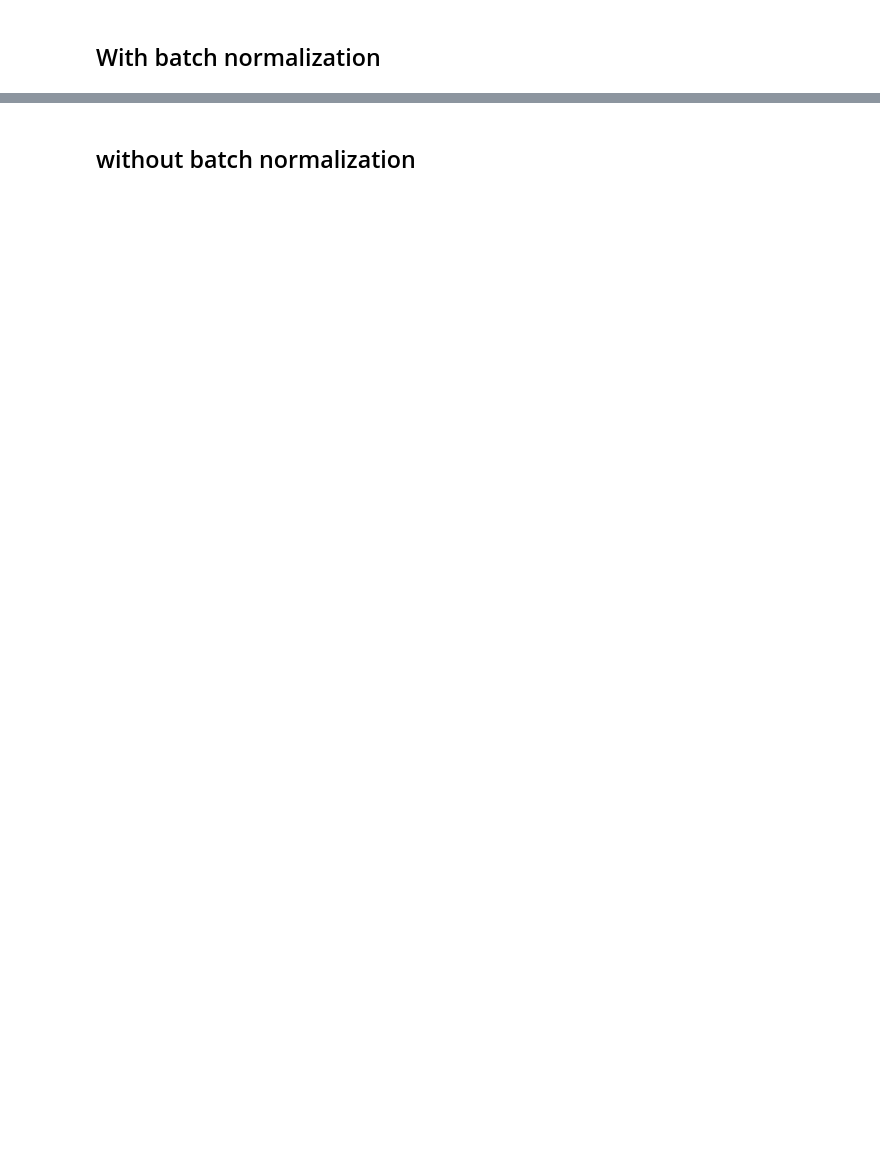
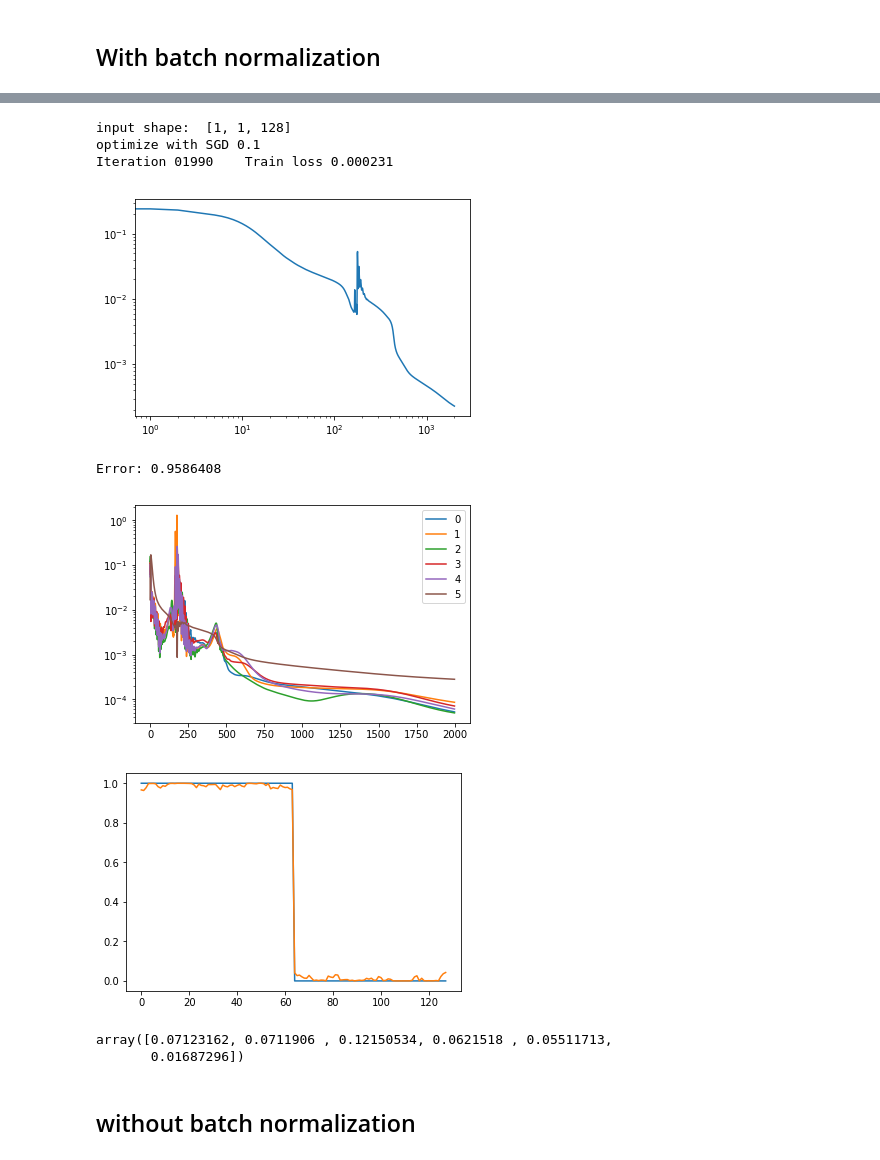
Before and after one commit to MLI-lab/channel_normalization, a Jupyter notebook: one_dim_net_convergence_paper.ipynb, the cells around one changed output, grey strips where cells are left out. Cells and saved outputs as stored; diff of their text form; code cells hidden in the pictures; blank space fills up the shorter version.

```diff
--- a/one_dim_net_convergence_paper.ipynb
+++ b/one_dim_net_convergence_paper.ipynb
@@ -490,2 +528,30 @@ Error: 1.0544238
+# %%
+num_channels = [1]*5
+net = decnet(1,num_channels,15,act_fun=None,mode="BN",res=False).type(dtype)
+
+mse, ni, net, out_grads, out_norms = fit(net,ystep,num_channels,num_iter = 2000,LR = 0.1)
+
+plt.loglog(mse)
+plt.show()
+
+yy_np = net(ni).type(dtype).data.cpu().numpy()[0,0]
+print("Error:", np.linalg.norm(yy_np - y_np)/np.linalg.norm(y_np) )
+plot_gradients(out_grads)
+
+plt.plot(ystep_np)
+plt.plot(yy_np)
+plt.show()
+
+out_grads[:,0]
+# %% [output]
+input shape:  [1, 1, 128]
+optimize with SGD 0.1
+Iteration 01990    Train loss 0.000231
+[figure, added]
+Error: 0.9586408
+[figure, added]
+[figure, added]
+array([0.07123162, 0.0711906 , 0.12150534, 0.0621518 , 0.05511713,
+       0.01687296])
 # %% [markdown]
 ## without batch normalization
```
Also changed, not shown: parts of 9 cells of this notebook.
